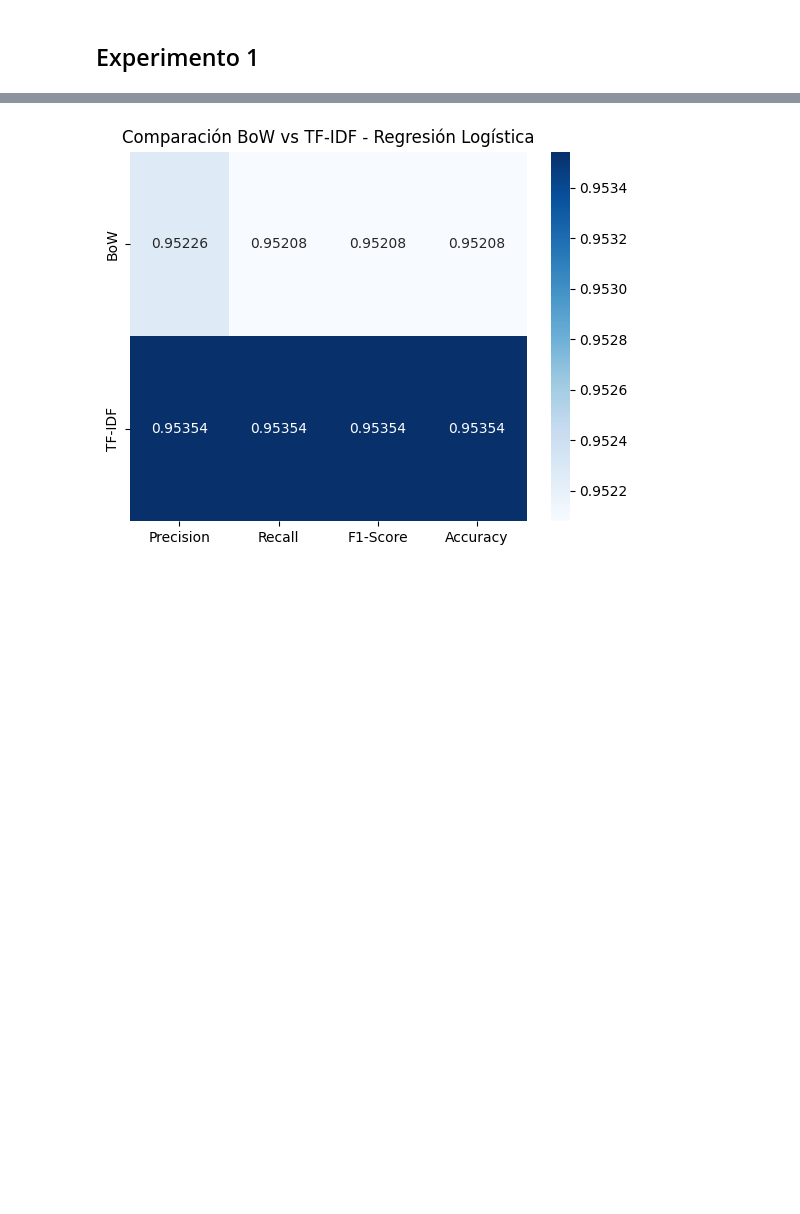
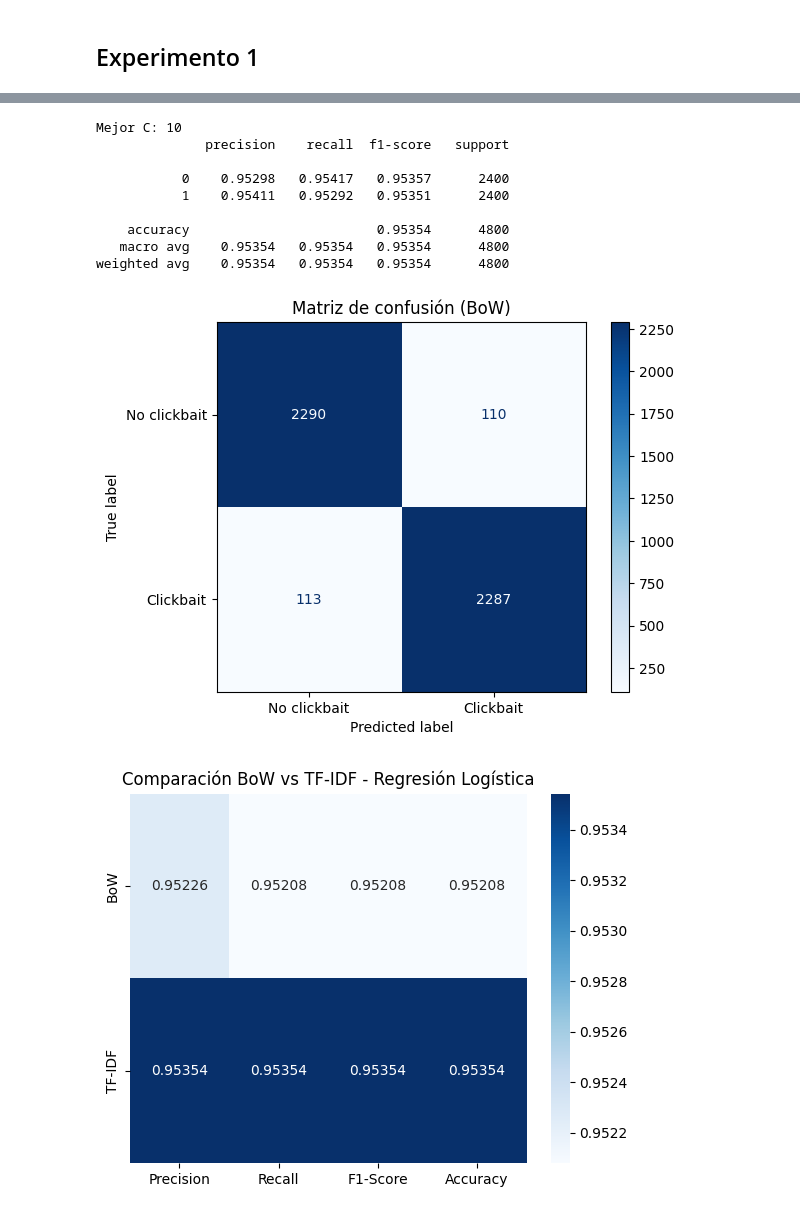
Before and after one commit to stonefeld/tpe_nlp_2025, a Jupyter notebook: experimentos_colab.ipynb, the cells around one changed output, grey strips where cells are left out. Drawn from its saved outputs; the diff is of its cells as text; code cells hidden in the pictures; blank space fills up the shorter version.

```diff
--- a/experimentos_colab.ipynb
+++ b/experimentos_colab.ipynb
@@ -149,8 +152,8 @@ Train: 22400, Valid: 4800, Test: 4800
 # %%
 max_features = 1000
 ngram_range = (1, 2)
-vectorizers = {
-    "BoW": CountVectorizer(max_features=max_features, ngram_range=ngram_range),
-    "TF-IDF": TfidfVectorizer(max_features=max_features, ngram_range=ngram_range),
-}
+vectorizer_bow = CountVectorizer(max_features=max_features, ngram_range=ngram_range)
+vectorizer_tfidf = TfidfVectorizer(max_features=max_features, ngram_range=ngram_range)
+param_grid = {"C": [0.01, 0.1, 1, 10, 100]}
+results_exp1 = {}
 # %%
@@ -211,3 +192,36 @@ weighted avg    0.95354   0.95354   0.95354      4800
+# %%
+x_train_vec = vectorizer_tfidf.fit_transform(x_train)
+x_valid_vec = vectorizer_tfidf.transform(x_valid)
+x_test_vec = vectorizer_tfidf.transform(x_test)
+
+log_reg = LogisticRegression(max_iter=1000, solver="liblinear")
+grid_tfidf = GridSearchCV(log_reg, param_grid, cv=3, scoring="f1", n_jobs=-1)
+grid_tfidf.fit(x_train_vec, y_train)
+
+best_log_reg_tfidf = grid_tfidf.best_estimator_
+print(f"Mejor C: {grid_tfidf.best_params_['C']}")
+
+y_pred = best_log_reg_tfidf.predict(x_valid_vec)
+report = classification_report(y_valid, y_pred, output_dict=True)
+results_exp1["TF-IDF"] = report
+print(classification_report(y_valid, y_pred, digits=5))
+
+cm = confusion_matrix(y_valid, y_pred)
+disp = ConfusionMatrixDisplay(confusion_matrix=cm, display_labels=["No clickbait", "Clickbait"])
+disp.plot(cmap="Blues")
+plt.title("Matriz de confusión (BoW)")
+plt.show()
+# %% [output]
+Mejor C: 10
+              precision    recall  f1-score   support
+
+           0    0.95298   0.95417   0.95357      2400
+           1    0.95411   0.95292   0.95351      2400
+
+    accuracy                        0.95354      4800
+   macro avg    0.95354   0.95354   0.95354      4800
+weighted avg    0.95354   0.95354   0.95354      4800
+[figure, added]
 # %%
 df_results = pd.DataFrame(
     {
```
Also changed, not shown: parts of 26 cells of this notebook.
